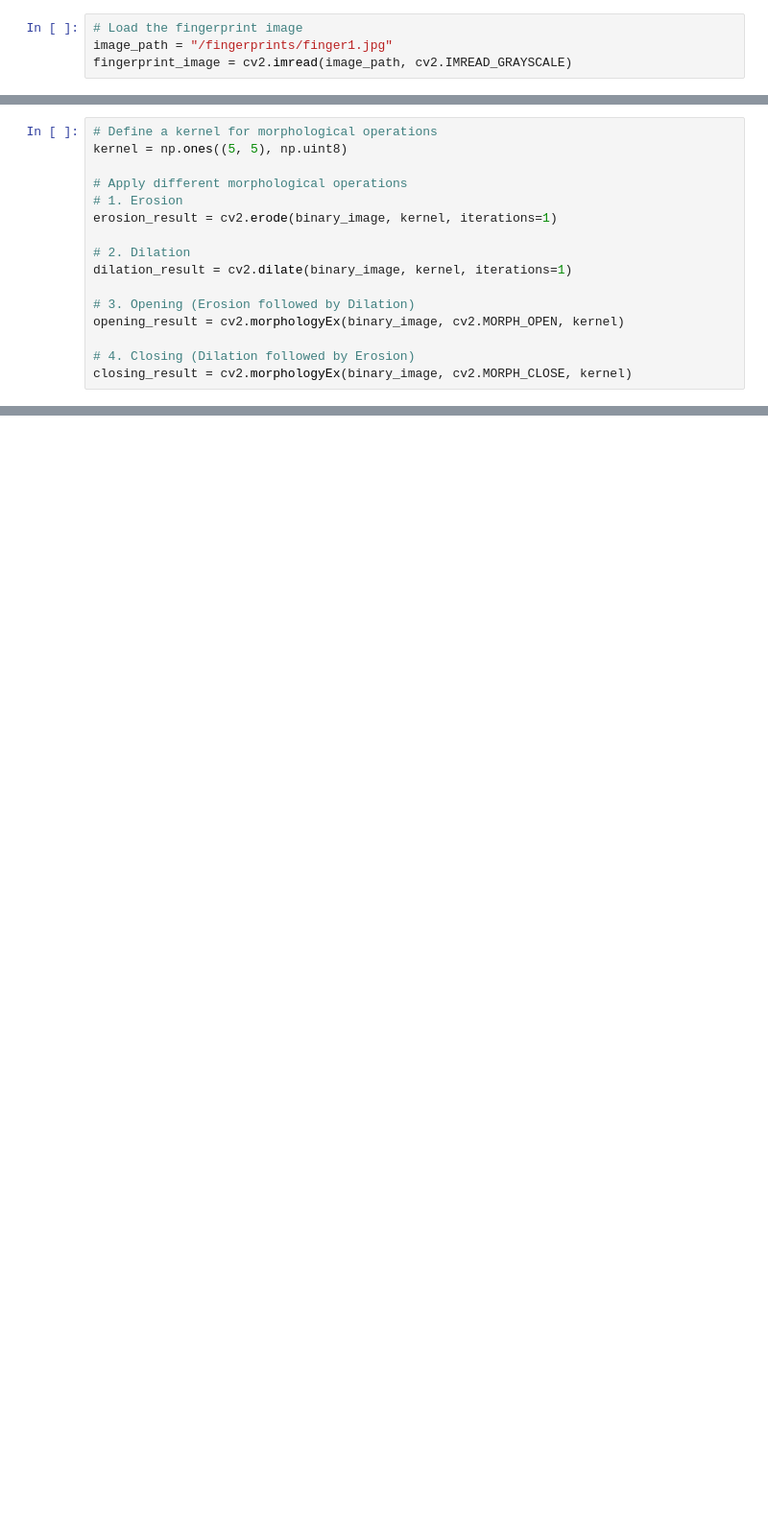
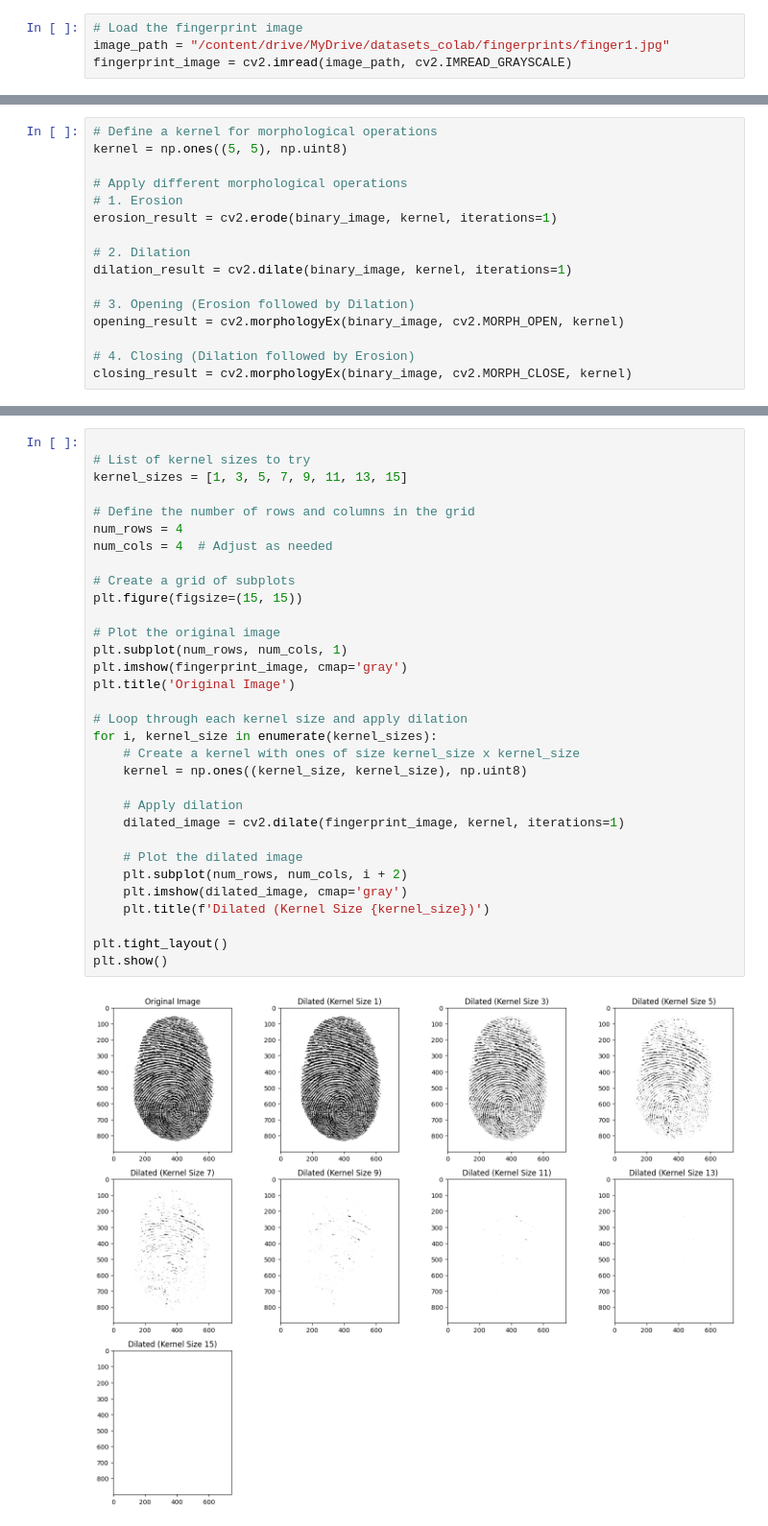
Before and after one commit to zeinabghannam/ImagePreprocessingFingerprint, a Jupyter notebook: Morpholological_Operations_Fingerprint.ipynb, the cells around one changed output, grey strips where cells are left out. Shown at 96% size. Saved outputs shown, nothing was run; the diff lists cells and outputs as text; blank space fills up the shorter version.

```diff
--- a/Morpholological_Operations_Fingerprint.ipynb
+++ b/Morpholological_Operations_Fingerprint.ipynb
@@ -6,7 +11,7 @@ import numpy as np
 import matplotlib.pyplot as plt
 # %%
 # Load the fingerprint image
-image_path = "/fingerprints/finger1.jpg"
+image_path = "/content/drive/MyDrive/datasets_colab/fingerprints/finger1.jpg"
 fingerprint_image = cv2.imread(image_path, cv2.IMREAD_GRAYSCALE)
 # %% [markdown]
 ##Thresholding
@@ -64,0 +74,34 @@ plt.show()
+# %%
+
+# List of kernel sizes to try
+kernel_sizes = [1, 3, 5, 7, 9, 11, 13, 15]
+
+# Define the number of rows and columns in the grid
+num_rows = 4
+num_cols = 4  # Adjust as needed
+
+# Create a grid of subplots
+plt.figure(figsize=(15, 15))
+
+# Plot the original image
+plt.subplot(num_rows, num_cols, 1)
+plt.imshow(fingerprint_image, cmap='gray')
+plt.title('Original Image')
+
+# Loop through each kernel size and apply dilation
+for i, kernel_size in enumerate(kernel_sizes):
+    # Create a kernel with ones of size kernel_size x kernel_size
+    kernel = np.ones((kernel_size, kernel_size), np.uint8)
+
+    # Apply dilation
+    dilated_image = cv2.dilate(fingerprint_image, kernel, iterations=1)
+
+    # Plot the dilated image
+    plt.subplot(num_rows, num_cols, i + 2)
+    plt.imshow(dilated_image, cmap='gray')
+    plt.title(f'Dilated (Kernel Size {kernel_size})')
+
+plt.tight_layout()
+plt.show()
+# %% [output]
+[figure, added]
```
Also changed, not shown: parts of 10 cells of this notebook.
